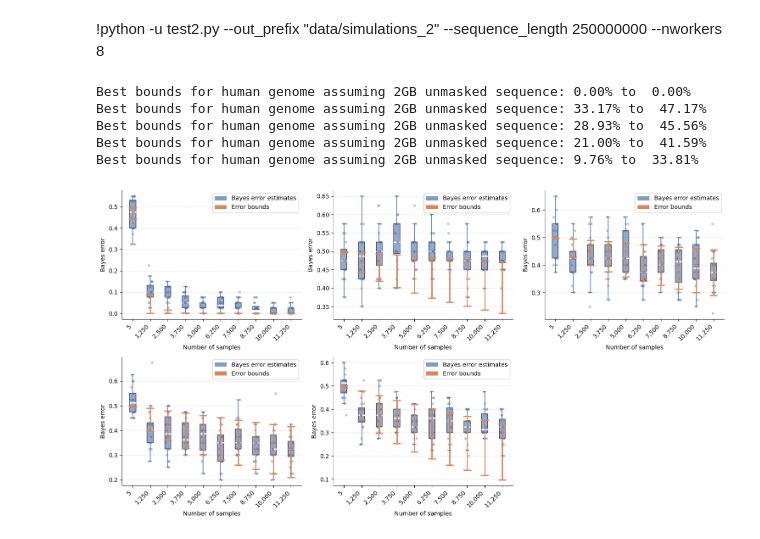
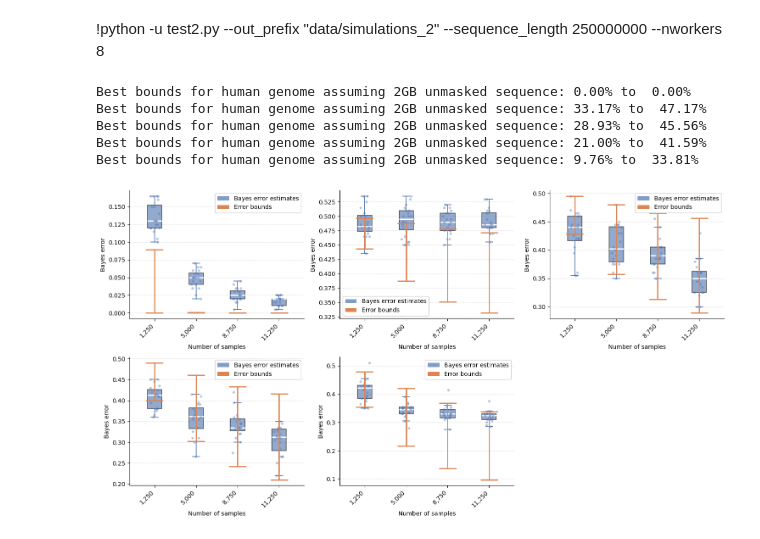
Before and after one commit to RubyRedlich/admixture_duration, a Jupyter notebook: analysis.ipynb, the cells around one changed output. Cells and saved outputs as stored; diff of their text form; code cells hidden in the pictures.

```diff
--- a/analysis.ipynb
+++ b/analysis.ipynb
@@ -278,9 +278,19 @@ axes[-1].set_visible(False)  # hide the empty 6th cell
 fig.tight_layout()
 plt.show()
 # %%
+import glob
 # Read in the saved simulation results
-with open("data/simulations_3_grouped.pkl", "rb") as f:
-    grouped = pickle.load(f) # dictionary with models mapped to dictionaries of mean counts with CIs
+
+# with open("data/simulations_3_grouped.pkl", "rb") as f:
+#     grouped = pickle.load(f) # dictionary with models mapped to dictionaries of mean counts with CIs
+
+grouped = {}
+results = glob.glob("data/simulations_2_*.pkl")
+for file in results:
+    with open(file, "rb") as f:
+        counts_dict = pickle.load(f)
+        for key,val in counts_dict.items():
+            grouped[key] = val
 # %%
 # PLOT BAYES ERROR VERSUS EXPECTED BOUNDS FOR SPARSELY SAMPLED PAIRWISE COALESCENCE TIME DATA
 
@@ -423,26 +433,27 @@ def compare_models_from_sim(expected, simulated, num_trees, ax, samples_per_tree
 # %%
 # Plot bayes error bounds for model comparisons
 nrows, ncols = 2, 3
 fig, axes = plt.subplots(nrows, ncols, figsize=(15, 8))
 axes = axes.flatten()
 
-max_trees = 250_000_000 // 100_000
-num_trees = np.arange(0, max_trees, max_trees // 10, dtype=np.int32)
-num_trees[0] = 1
+# max_trees = 250_000_000 // 100_000
+# num_trees = np.arange(0, max_trees, max_trees // 10, dtype=np.int32)
+# num_trees[0] = 1
+num_trees = np.array([250, 1000, 1750, 2250], dtype=np.int32)
 
 for i in range(5):
     if i == 0:
         compare_models_from_sim(expected, grouped, num_trees, axes[i], model1="model_1", model2="model_2")
     else:
         compare_models_from_sim(expected, grouped, num_trees, axes[i], model1="model_2", model2=f"model_{i+2}")
 
 axes[-1].set_visible(False)  # hide the empty 6th cell
 fig.tight_layout()
 plt.show()
 # %% [output]
 Best bounds for human genome assuming 2GB unmasked sequence: 0.00% to  0.00%
 Best bounds for human genome assuming 2GB unmasked sequence: 33.17% to  47.17%
 Best bounds for human genome assuming 2GB unmasked sequence: 28.93% to  45.56%
 Best bounds for human genome assuming 2GB unmasked sequence: 21.00% to  41.59%
 Best bounds for human genome assuming 2GB unmasked sequence: 9.76% to  33.81%
-[figure, old version]
+[figure, new version]
```
